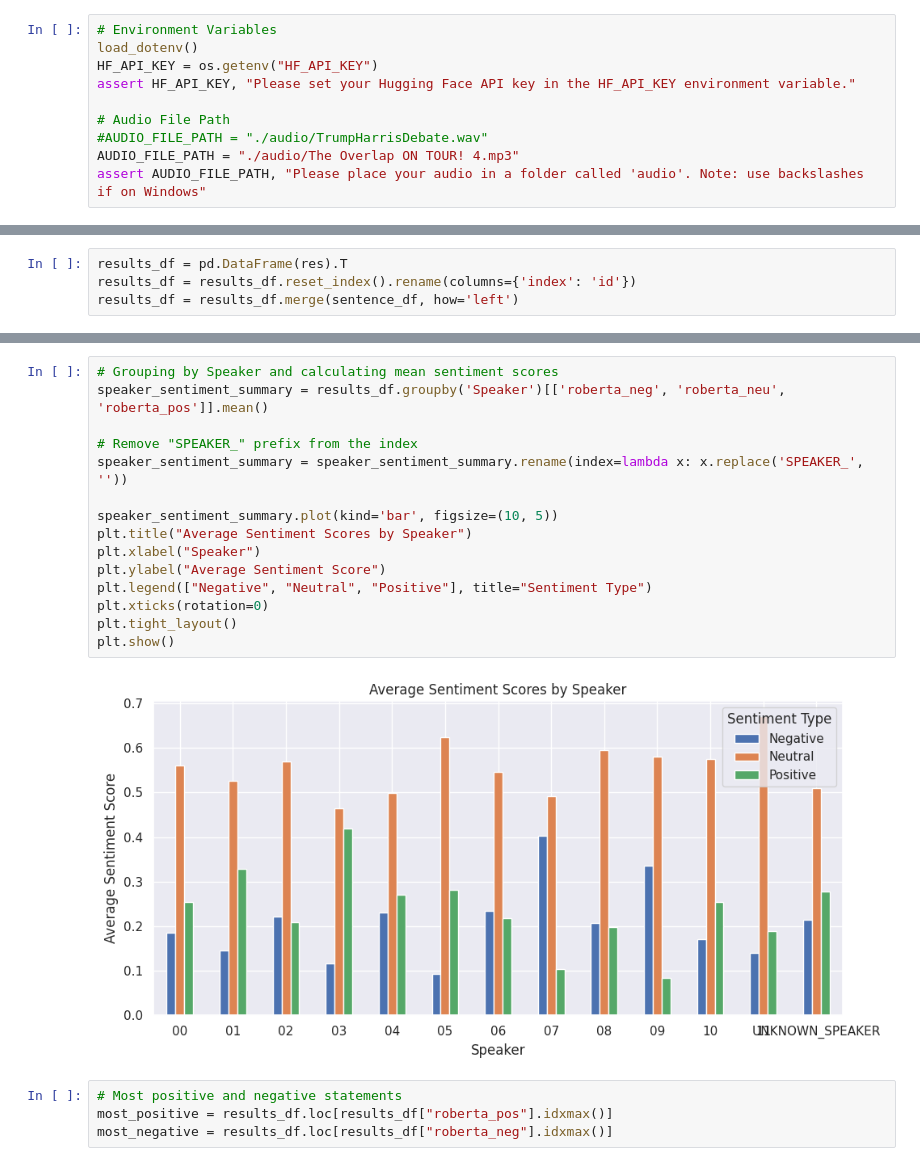
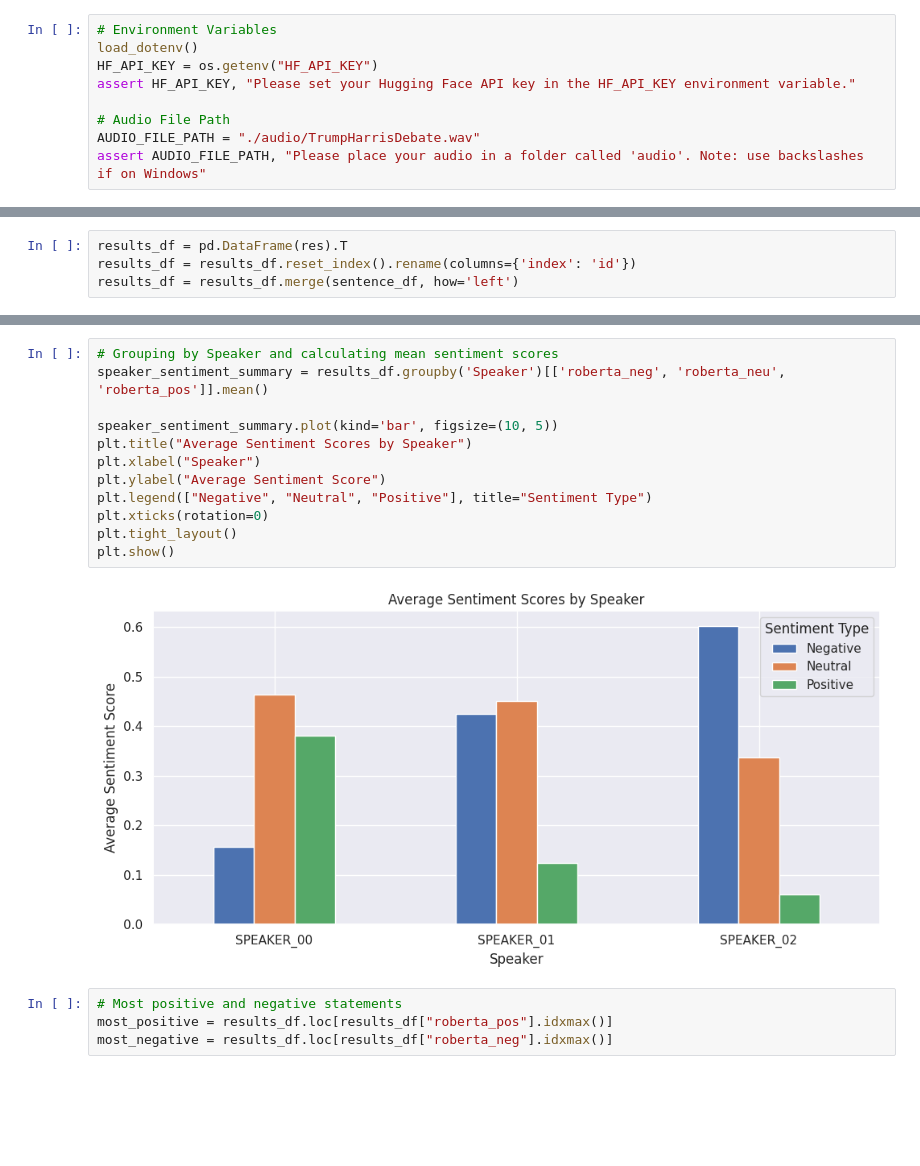
Before and after one commit to damienfarrell/machine-learning, a Jupyter notebook: research/debate.ipynb, the cells around one changed output, grey strips where cells are left out. Saved outputs shown, nothing was run; the diff lists cells and outputs as text; blank space fills up the shorter version.

```diff
--- a/research/debate.ipynb
+++ b/research/debate.ipynb
@@ -41,7 +36,6 @@ HF_API_KEY = os.getenv("HF_API_KEY")
 assert HF_API_KEY, "Please set your Hugging Face API key in the HF_API_KEY environment variable."
 
 # Audio File Path
-#AUDIO_FILE_PATH = "./audio/TrumpHarrisDebate.wav"
-AUDIO_FILE_PATH = "./audio/The Overlap ON TOUR! 4.mp3"
+AUDIO_FILE_PATH = "./audio/TrumpHarrisDebate.wav"
 assert AUDIO_FILE_PATH, "Please place your audio in a folder called 'audio'. Note: use backslashes if on Windows"
 # %% [markdown]
@@ -403,20 +398,17 @@ plt.show()
 # %%
 # Grouping by Speaker and calculating mean sentiment scores
 speaker_sentiment_summary = results_df.groupby('Speaker')[['roberta_neg', 'roberta_neu', 'roberta_pos']].mean()
-
-# Remove "SPEAKER_" prefix from the index
-speaker_sentiment_summary = speaker_sentiment_summary.rename(index=lambda x: x.replace('SPEAKER_', ''))
 
 speaker_sentiment_summary.plot(kind='bar', figsize=(10, 5))
 plt.title("Average Sentiment Scores by Speaker")
 plt.xlabel("Speaker")
 plt.ylabel("Average Sentiment Score")
 plt.legend(["Negative", "Neutral", "Positive"], title="Sentiment Type")
 plt.xticks(rotation=0)
 plt.tight_layout()
 plt.show()
 # %% [output]
-[figure, old version]
+[figure, new version]
 # %%
 # Most positive and negative statements
 most_positive = results_df.loc[results_df["roberta_pos"].idxmax()]
```
Also changed, not shown: parts of 27 cells of this notebook.
